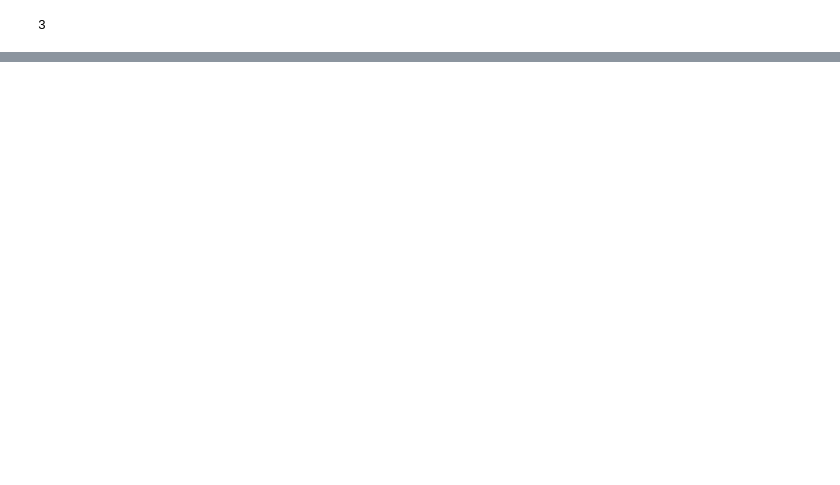
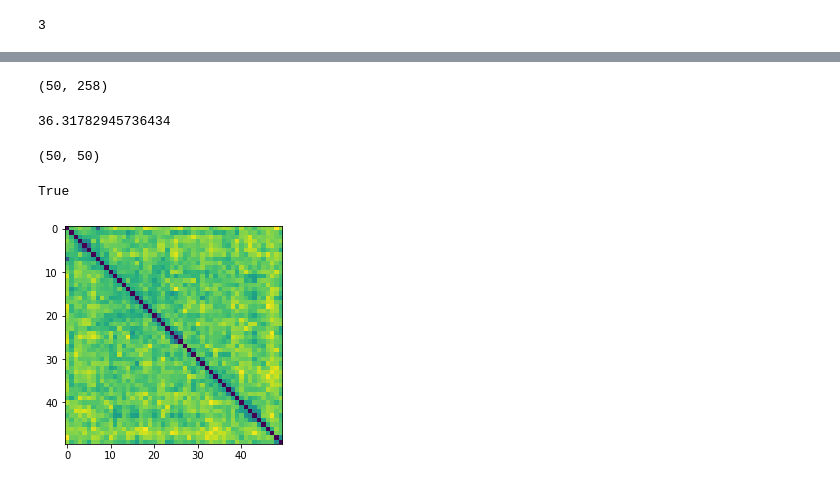
Before and after one commit to billtubbs/led-fire-place, a Jupyter notebook: Process-data-for-LED-display.ipynb, the cells around one changed output, grey strips where cells are left out. Drawn from its saved outputs; the diff is of its cells as text; code cells hidden in the pictures; blank space fills up the shorter version.

Commit message:
50 frame sequence computed

```diff
--- a/Process-data-for-LED-display.ipynb
+++ b/Process-data-for-LED-display.ipynb
@@ -46,14 +55,14 @@ for c in range(3):
     rgb_data.append(x)
 assert(all(len(data) == len(sequences) for data in rgb_data))
 # %%
-# Multiply by 64
+# Adjustment parameters
 
 adj_params = {
-    'mul': [64, 64, 32],
+    'mul': [96, 96, 48],
     'power': [1, 1, 1],
     'div': [1, 1, 1],
     'v_min': [0, 0, 0],
-    'v_max': [64, 64, 32]
+    'v_max': [96, 96, 48]
 }
 
 rgb_data_adj = []
@@ -76,0 +143,7 @@ len(rgb_data_adj)
+# %%
+# Compare pairs of values
+
+seq_data = np.array(rgb_data_adj).swapaxes(0, 1).reshape(50, -1)
+seq_data.shape
+# %% [output]
+(50, 258)
@@ -76,0 +155,26 @@ len(rgb_data_adj)
+# %%
+# Compute similarity between two sets of values
+def calc_differences(seq_data, i, j):
+    return ((seq_data[i, :] - seq_data[j, :]) ** 2).mean(axis=-1)
+
+calc_differences(seq_data, 1, 20)
+# %% [output]
+36.31782945736434
+# %%
+ii, jj = np.indices([50, 50])
+# %%
+calc_differences(seq_data, ii, jj).shape
+# %% [output]
+(50, 50)
+# %%
+np.array_equal(
+    calc_differences(seq_data, ii, jj),
+    ((seq_data[ii, :] - seq_data[jj, :]) ** 2).mean(axis=-1)
+)
+# %% [output]
+True
+# %%
+plt.imshow(calc_differences(seq_data, ii, jj))
+plt.show()
+# %% [output]
+[figure, added]
```
Also changed, not shown: parts of 14 cells of this notebook, 2 other files.
